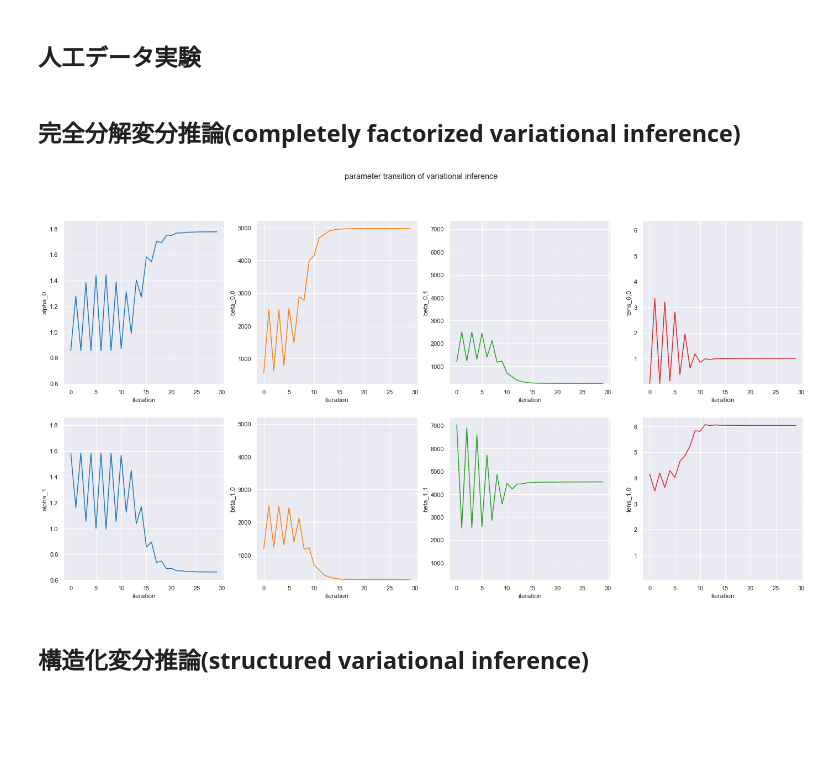
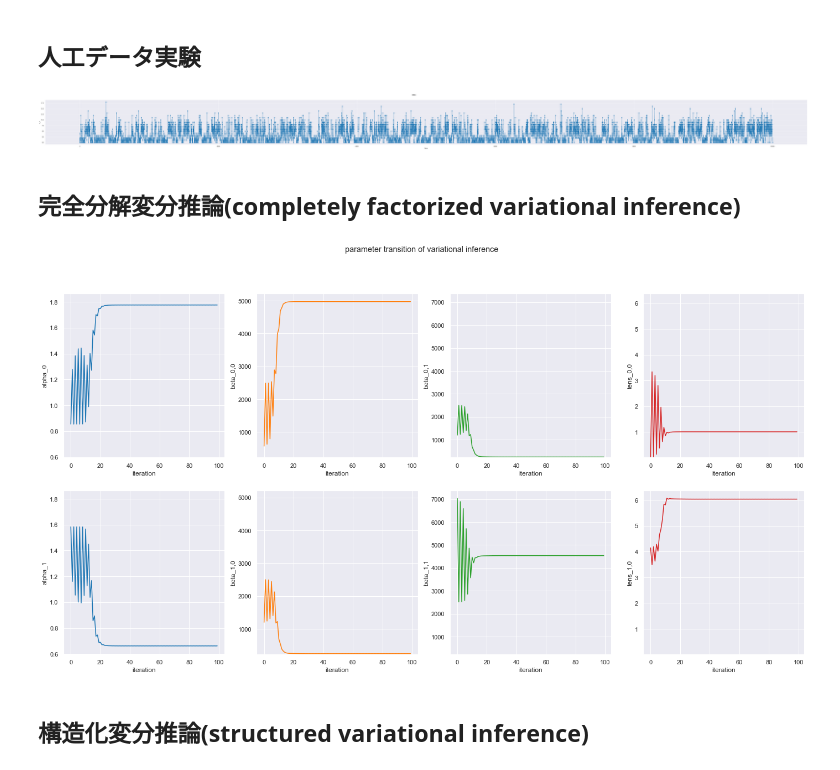
Before and after one commit to joeyoji/BayesModel, a Jupyter notebook: tutorial_notebook_phmm.ipynb, the cells around one changed output. Saved outputs shown, nothing was run; the diff lists cells and outputs as text; code cells hidden in the pictures; blank space fills up the shorter version.

```diff
--- a/tutorial_notebook_phmm.ipynb
+++ b/tutorial_notebook_phmm.ipynb
@@ -7,7 +7,7 @@ import numpy as np
 # %% [markdown]
 ## 人工データ実験
 # %%
-def data1():
+def data1(view=True):
     ipv = np.ones(2)/2
     tpm = np.array([[0.95,0.05],[0.05,0.95]])
     tens = np.array([[6,],[1,]])
@@ -15,4 +15,6 @@ def data1():
     N = 10000
     phm = Poisson_Hidden_Markov_generator(ipv,tpm,tens)
     xdata = phm.generate(N,seed)
+    if view:
+        phm.view_data()
     return xdata
@@ -19,13 +33,15 @@ def data1():
 # %%
 xdata = data1()
 phmm = Poisson_Hidden_Markov(xdata,2)
+# %% [output]
+[figure, added]
 # %% [markdown]
 ## 完全分解変分推論(completely factorized variational inference)
 # %%
-phmm.cfVI(ITER=30)
+phmm.cfVI(ITER=100)
 phmm.view_cfVI_trace()
 # %% [output]
-[figure, old version]
+[figure, new version]
 # %% [markdown]
 ## 構造化変分推論(structured variational inference)
 # %%
```
Also changed, not shown: parts of 1 cell of this notebook, 1 other file.
